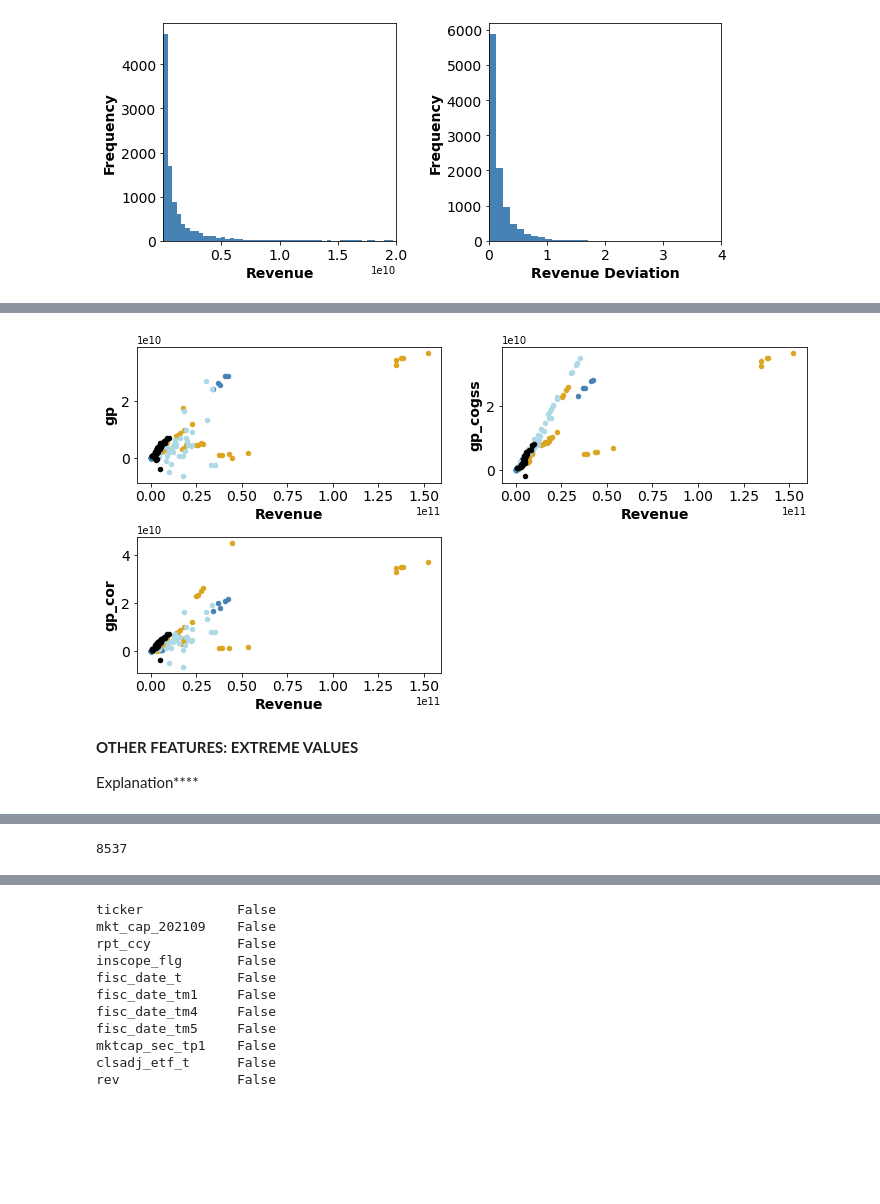
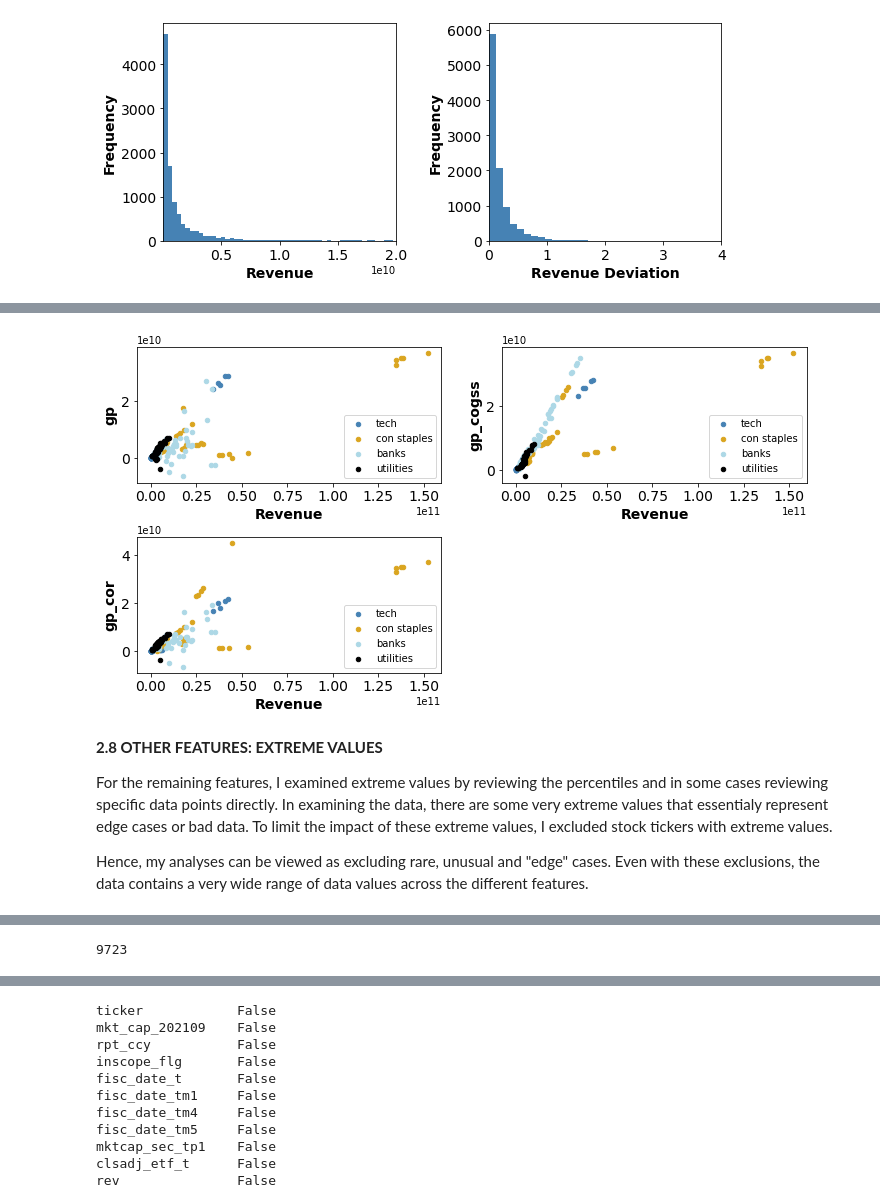
Before and after one commit to gskalski267/springboard, a Jupyter notebook: Capstone_Project_3/notebooks/021_Cap3_ExploratoryDataAnalysis.ipynb, the cells around one changed output, grey strips where cells are left out. Drawn from its saved outputs; the diff is of its cells as text; code cells hidden in the pictures; blank space fills up the shorter version.

Commit message:
Cap03 ExploratoryDataAnalysis, version01

```diff
--- a/Capstone_Project_3/notebooks/021_Cap3_ExploratoryDataAnalysis.ipynb
+++ b/Capstone_Project_3/notebooks/021_Cap3_ExploratoryDataAnalysis.ipynb
@@ -80,0 +60,3 @@ memory usage: 6.0+ MB
+# %%
+df_sec_yxdata011.reset_index(inplace=True,drop=True)
+df_sec_yxdata011.info()
@@ -299,5 +307,5 @@ Three measures of gross profit...
 # %%
-#consistent vs rev
+#gross profit vs rev
 lst_tch_tick011 = ['CRM','MSFT','ADBE','NOW','SNAP','ADSK','ZM','DOCU','CRWD','DDOG']
 lst_cst_tick011 = ['PG','KO','PEP','WMT','COST','PM','MO','MDLZ','EL','CL']
 lst_bnk_tick011 = ['JPM','BAC','WFC','MS','GS','BLK','SCHW','AXP','SPGI','PNC']
@@ -306,36 +314,38 @@ lst_utl_tick011 = ['NEE','DUK','SO','D','EXC','AEP','SRE','XEL','AWK','ED']
 is_tchset_001 = df_sec_yxdata011.loc[:,'ticker'].isin(lst_tch_tick011)
 is_cstset_001 = df_sec_yxdata011.loc[:,'ticker'].isin(lst_cst_tick011)
 is_bnkset_001 = df_sec_yxdata011.loc[:,'ticker'].isin(lst_bnk_tick011)
 is_utlset_001 = df_sec_yxdata011.loc[:,'ticker'].isin(lst_utl_tick011)
 
 #scatterplot
 fig03, axes03 = plt.subplots(nrows=2,ncols=2,figsize=(12,6))
 fig03.subplots_adjust(wspace=0.2,hspace=0.4)
 
 axsflt03 = axes03.flatten()
 
 lst_colset_plt03 = ['gp','gp_cogss','gp_cor']
 lst_lblset_plt03 = lst_colset_plt03
 
 for idx003 in range(0,len(lst_colset_plt03)):
     colplt03 = lst_colset_plt03[idx003]
 
     df_sec_yxdata011.loc[is_yx_inscope011 & is_tchset_001,:].plot(x='rev',y=lst_colset_plt03[idx003],kind='scatter',
-        ax=axsflt03[idx003],color='steelblue')
+        ax=axsflt03[idx003],color='steelblue',legend=True)
     df_sec_yxdata011.loc[is_yx_inscope011 & is_cstset_001,:].plot(x='rev',y=lst_colset_plt03[idx003],kind='scatter',
         ax=axsflt03[idx003],color='goldenrod')
     df_sec_yxdata011.loc[is_yx_inscope011 & is_bnkset_001,:].plot(x='rev',y=lst_colset_plt03[idx003],kind='scatter',
         ax=axsflt03[idx003],color='lightblue')
     df_sec_yxdata011.loc[is_yx_inscope011 & is_utlset_001,:].plot(x='rev',y=lst_colset_plt03[idx003],kind='scatter',
-        ax=axsflt03[idx003],color='black')
+        ax=axsflt03[idx003],color='black',legend=True)
     axsflt03[idx003].set_xlabel('Revenue', fontsize=14.0, fontweight='bold')
     axsflt03[idx003].tick_params(axis='x', labelsize=14)
     axsflt03[idx003].set_ylabel(colplt03, fontsize=14.0, fontweight='bold')
     axsflt03[idx003].tick_params(axis='y', labelsize=14)
 
+    axsflt03[idx003].legend(['tech','con staples','banks','utilities'])
+
 axsflt03[-1].set_visible(False)
 # %% [output]
-[figure, old version]
+[figure, new version]
 # %%
 #redefine gp metrics
 #gp_mgn
@@ -344,10 +354,12 @@ df_sec_yxdata011.loc[:,'gp_mgn'] = df_sec_yxdata011.apply(lambda rw:
 df_sec_yxdata011.loc[:,'gp_mgn_py'] = df_sec_yxdata011.apply(lambda rw:
     rw['gp_py']/rw['rev_py'] if rw['rev_py'] != 0 else np.NaN, axis=1)
 df_sec_yxdata011.loc[:,'gp_mgn_ydy'] = df_sec_yxdata011.apply(lambda rw: (rw['gp_mgn'] - rw['gp_mgn_py']), axis=1)
-# %% [markdown]
-<b>OTHER FEATURES: EXTREME VALUES</b>
-
-Explanation****
+# %% [markdown]
+<b>2.8 OTHER FEATURES: EXTREME VALUES</b>
+
+For the remaining features, I examined extreme values by reviewing the percentiles and in some cases reviewing specific data points directly.  In examining the data, there are some very extreme values that essentialy represent edge cases or bad data.  To limit the impact of these extreme values, I excluded stock tickers with extreme values.
+
+Hence, my analyses can be viewed as excluding rare, unusual and "edge" cases.  Even with these exclusions, the data contains a very wide range of data values across the different features.
 # %%
 #descriptive statistics
 lst_yx_coremet031 = [
@@ -409,15 +421,16 @@ for idx01 in range(0,n_mettrm01):
     filter
     is_yx_mettrm01 = ( (df_sec_yxdata011.loc[:,mettrm01] >= met_min01) &
         (df_sec_yxdata011.loc[:,mettrm01] <= met_max01) )
-    lst_yx_notmettrm01 = list(df_sec_yxdata011.loc[~is_yx_mettrm01,'ticker'].unique())
-    is_yx_nottickmettrm01 = df_sec_yxdata011.loc[:,'ticker'].isin(lst_yx_notmettrm01)
-    df_sec_yxdata011.loc[is_yx_nottickmettrm01,'inscope_flg'] = False
+    #lst_yx_notmettrm01 = list(df_sec_yxdata011.loc[~is_yx_mettrm01,'ticker'].unique())
+    #is_yx_nottickmettrm01 = df_sec_yxdata011.loc[:,'ticker'].isin(lst_yx_notmettrm01)
+    #df_sec_yxdata011.loc[is_yx_nottickmettrm01,'inscope_flg'] = False
+    df_sec_yxdata011.loc[~is_yx_mettrm01,'inscope_flg'] = False
 
 
 is_yx_inscope011 = df_sec_yxdata011.loc[:,'inscope_flg'] == True
 is_yx_inscope011.sum()
 # %% [output]
-8537
+9723
 # %%
 df_sec_yxdata011.loc[is_yx_inscope011,lst_yx_mettrim031].describe()
 # %% [output]
```
Also changed, not shown: parts of 46 cells of this notebook.
